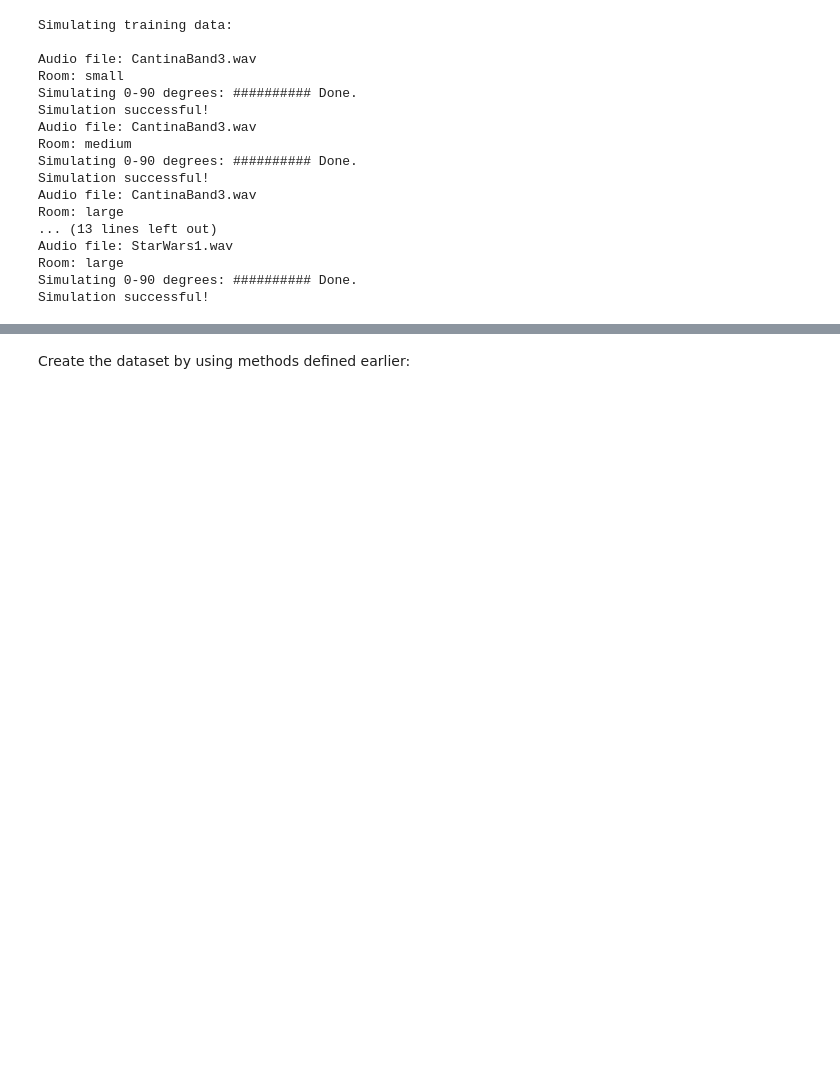
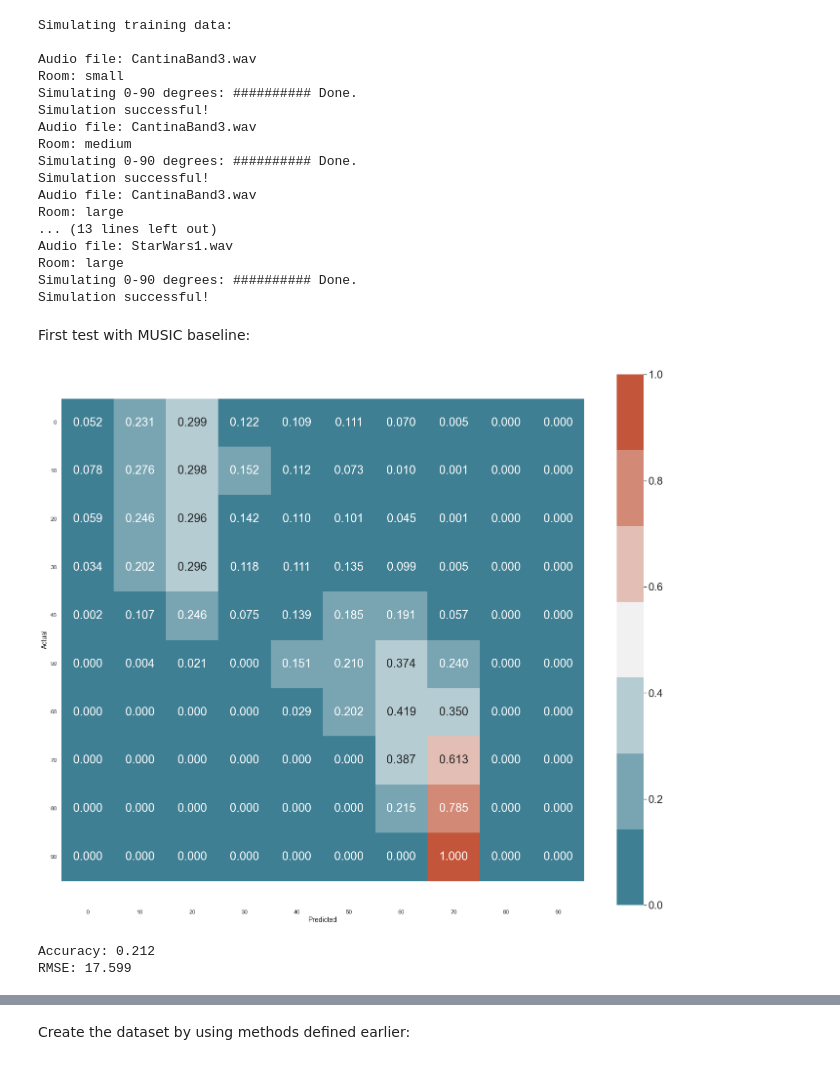
Before and after one commit to thomson008/MEng-project, a Jupyter notebook: notebooks/CNN_DOA.ipynb, the cells around one changed output, grey strips where cells are left out. Saved outputs shown, nothing was run; the diff lists cells and outputs as text; code cells hidden in the pictures; blank space fills up the shorter version.

```diff
--- a/notebooks/CNN_DOA.ipynb
+++ b/notebooks/CNN_DOA.ipynb
@@ -638,7 +638,7 @@ def compute_stft_matrix(observation, nfft=256):
     return np.transpose(transformed_observation, axes=[2, 1, 0])
 
 
-def get_music_prediction(X, mic_pos=[2, 2, 1], resolution=20, fs=16000, nfft=256):
+def get_music_prediction(X, mic_pos=[2, 2, 1], resolution=20, fs=16000, nfft=256, plane='horizontal'):
     """
     Calculates DOA based on MUSIC prediction.
     Returns:
@@ -654,14 +654,22 @@ def get_music_prediction(X, mic_pos=[2, 2, 1], resolution=20, fs=16000, nfft=256
 
     # Generate the microphone array
     R = pra.circular_2D_array(center=mic_center, M=6, phi0=0, radius=mic_radius)
+    R = np.vstack((R, [mic_height] * 6))
 
     # Run MUSIC algorithm for DOA
-    doa = pra.doa.MUSIC(R, fs, nfft, n_grid=360//resolution)
+    doa = pra.doa.MUSIC(R, fs, nfft, n_grid=(360 // resolution) if plane == 'horizontal' else 19, dim=3)
     doa.locate_sources(X)
-    return round((doa.azimuth_recon[0] * 180 / math.pi))
+
+    if plane == 'horizontal':
+        return round((doa.azimuth_recon[0] * 180 / math.pi))
+    else:
+        elevation = doa.colatitude_recon[0] * 180 / math.pi
+        if elevation > 90:
+            return round(elevation/resolution) * resolution - 90
+        return 90 - round(elevation/resolution) * resolution
 
 
-def get_all_predictions(is_info=False, samples=20, step=5, resolution=20):
+def get_all_predictions(is_info=False, samples=20, step=5, resolution=20, plane='horizontal'):
     """
     Returns a list of labels predicted by applying MUSIC.
     Observations are generated from the same test files
@@ -675,14 +683,14 @@ def get_all_predictions(is_info=False, samples=20, step=5, resolution=20):
     y_pred = []
     info = []
 
-    files = [file for file in os.listdir(os.path.join(AUDIO_PATH, 'horizontal')) if 'test' in file]
+    files = [file for file in os.listdir(os.path.join(AUDIO_PATH, plane)) if 'test' in file]
 
     # Loop through all WAVs
     for i, file in enumerate(files):
         if file[-3:] != 'wav':
             continue
 
-        path = os.path.join(AUDIO_PATH, 'horizontal', file)
+        path = os.path.join(AUDIO_PATH, plane, file)
         fs, wav_signals = wavfile.read(path)
         label = int(file.split('_')[2])
 
@@ -695,7 +703,7 @@ def get_all_predictions(is_info=False, samples=20, step=5, resolution=20):
 
         # Store actual and predicted labels
         y_true.extend(y)
-        preds = [get_music_prediction(x, resolution=resolution, fs=fs) for x in X]
+        preds = [get_music_prediction(x, resolution=resolution, fs=fs, plane=plane) for x in X]
         y_pred.extend(preds)
 
         print(f'File {i+1}/{len(files)}', end='\r')
@@ -954,3 +962,19 @@ Audio file: StarWars1.wav
 Room: large
 Simulating 0-90 degrees: ########## Done.
 Simulation successful!
+# %% [markdown]
+First test with MUSIC baseline:
+# %%
+# Run MUSIC prediction on the data set
+y_true_el, y_pred_el, info_el = get_all_predictions(True, samples=SAMPLES, step=STEP, resolution=RESOLUTION, plane='vertical')
+print(np.shape(y_true_el), np.shape(y_pred_el))
+# %%
+# Plot confusion matrix and report accuracy
+plot_cm(y_true_el, y_pred_el, np.unique(y_true_el), 2)
+accuracy = accuracy_score(y_true_el, y_pred_el)
+print(f'Accuracy: {round(accuracy, 3)}')
+print(f'RMSE: {rmse(y_true_el, y_pred_el)}')
+# %% [output]
+[figure, added]
+Accuracy: 0.212
+RMSE: 17.599
```
Also changed, not shown: parts of 5 cells of this notebook, 1 other file.
